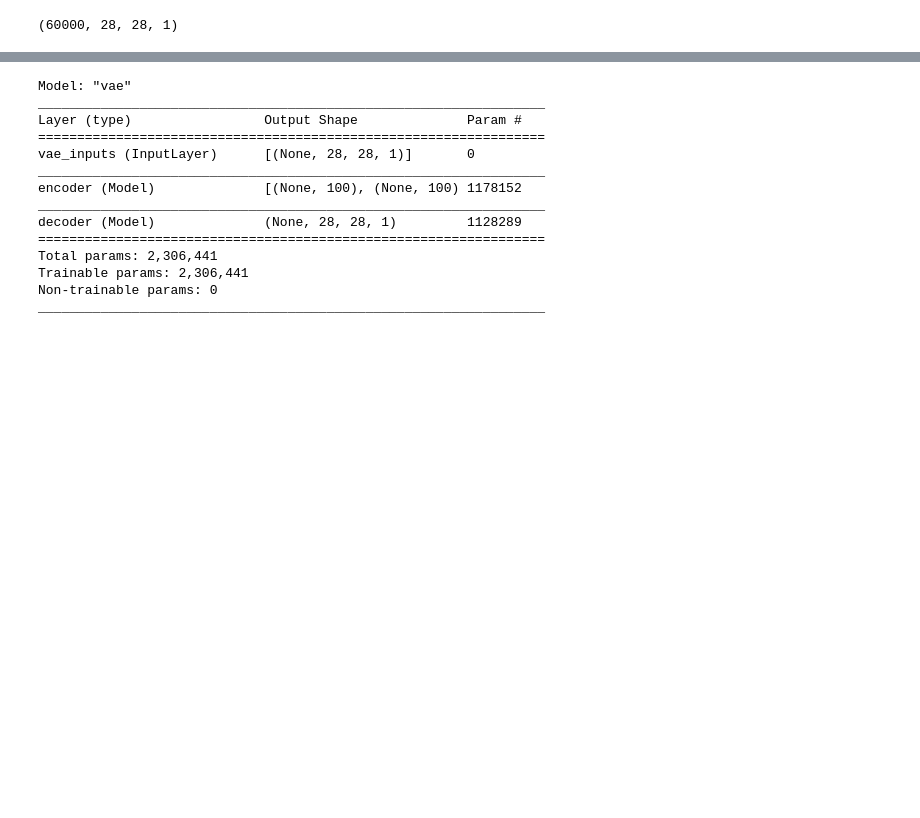
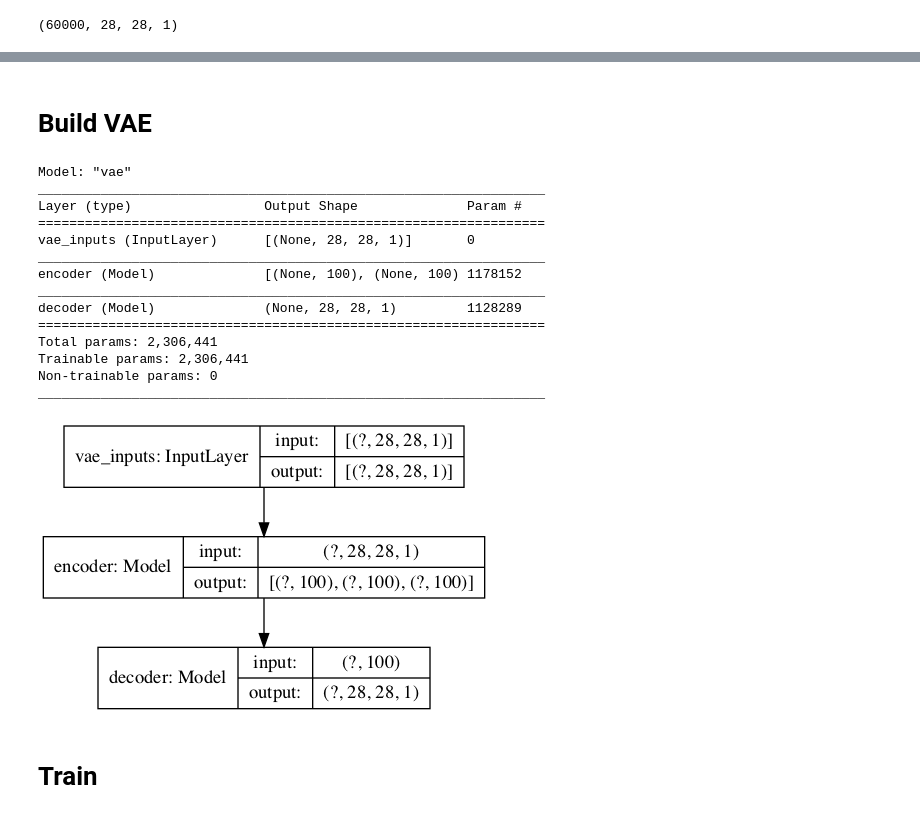
Before and after one commit to yebiny/GenerativeModels-tf2.0, a Jupyter notebook: 1-VAE/run-vae.ipynb, the cells around one changed output, grey strips where cells are left out. Cells and saved outputs as stored; diff of their text form; code cells hidden in the pictures; blank space fills up the shorter version.

```diff
--- a/1-VAE/run-vae.ipynb
+++ b/1-VAE/run-vae.ipynb
@@ -17,22 +47,28 @@ decoder = builder.build_decoder()
+# %% [markdown]
+# Build VAE
 # %%
 from vae import *
 
 model = VAE(encoder, decoder, IMG_SHAPE)
 model.compile()
 model.vae.summary()
+plot_model(model.vae, show_shapes=True)
 # %% [output]
 Model: "vae"
 _________________________________________________________________
 Layer (type)                 Output Shape              Param #
 =================================================================
 vae_inputs (InputLayer)      [(None, 28, 28, 1)]       0
 _________________________________________________________________
 encoder (Model)              [(None, 100), (None, 100) 1178152
 _________________________________________________________________
 decoder (Model)              (None, 28, 28, 1)         1128289
 =================================================================
 Total params: 2,306,441
 Trainable params: 2,306,441
 Non-trainable params: 0
 _________________________________________________________________
+[figure, added]
+# %% [markdown]
+# Train
 # %%
```
Also changed, not shown: parts of 5 cells of this notebook, 3 other files.
